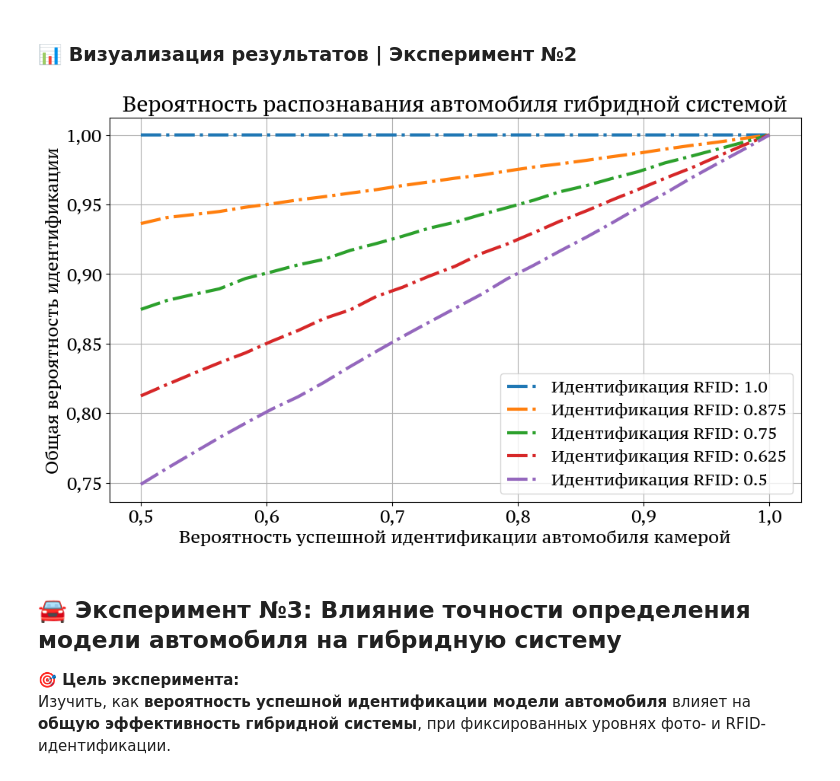
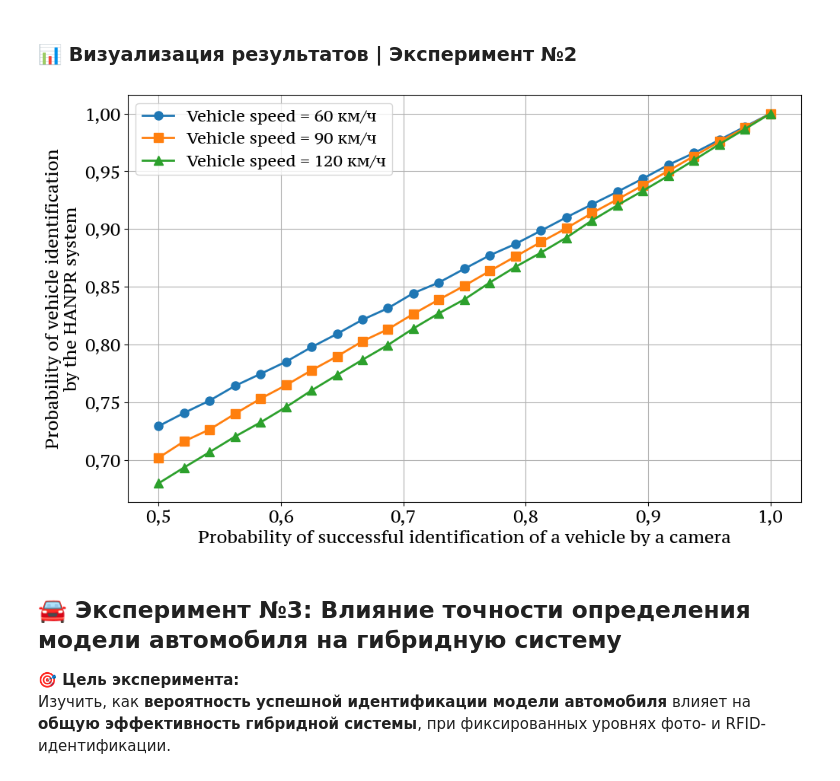
Before and after one commit to VilmenAbramian/simulation, a Jupyter notebook: pysim/experiments/notebooks/hybrid.ipynb, the cells around one changed output. Drawn from its saved outputs; the diff is of its cells as text; code cells hidden in the pictures.

Commit message:
Hybrid system graphs

```diff
--- a/pysim/experiments/notebooks/hybrid.ipynb
+++ b/pysim/experiments/notebooks/hybrid.ipynb
@@ -152,6 +152,8 @@ line_variable = "rfid_error"
 rfid_err_probs_list = np.linspace(
     Probs.MIN_ERROR_RFID_PROB, Probs.MAX_ERROR_RFID_PROB, Consts.NUM_LINES
 )
+rfid_err_probs_list = [0.08, 0.19, 0.28] # 60 км/ч, 90 км/ч, 120 км/ч
+# rfid_err_probs_list = [0.19]
 params_list: list[dict] = []
 for rfid_err in rfid_err_probs_list:
     params_dict["rfid_error"] = rfid_err
@@ -171,7 +173,7 @@ res_probs = get_experiments_results(
     result_param_name=result_param_name,
     use_json=True,
     save_results=False,
-    file_name="photo_probs_0.5.json"
+    file_name="speed_results.json"
 )
 # Моделирование на M3 Pro для 300000 номеров:
 #  5/5 [2:48:21<00:00, 1792.97s/кривая]
@@ -180,17 +182,19 @@ res_probs = get_experiments_results(
 # %%
 photo_probs = np.linspace(0.5, 1, 25) # Из-за инверсии вероятности ошибки в вероятность успеха
 plot_experiment_lines(
     x_values=photo_probs,
     y_lines=res_probs,
-    labels=[f"Идентификация RFID: {1 - rfid_err_probs_list[i]}" for i in range(Consts.NUM_LINES)],
-    xlabel="Вероятность успешной идентификации автомобиля камерой",
-    ylabel="Общая вероятность идентификации",
-    title=f"Вероятность распознавания автомобиля гибридной системой",
-    image_name="photo_probs",
-    save_fig=False
+    # labels=[f"Идентификация RFID: {1 - rfid_err_probs_list[i]}" for i in range(Consts.NUM_LINES)],
+    xlabel="Probability of successful identification of a vehicle by a camera",
+    labels=["Vehicle speed = 60 км/ч", "Vehicle speed = 90 км/ч", "Vehicle speed = 120 км/ч"],
+    ylabel="Probability of vehicle identification\nby the HANPR system",
+    title="",
+    # title=f"Вероятность распознавания автомобиля гибридной системой",
+    image_name="speed_probs",
+    save_fig=True
 )
 # %% [output]
-[figure, old version]
+[figure, new version]
 # %% [markdown]
 ## 🚘 Эксперимент №3: Влияние точности определения модели автомобиля на гибридную систему
 
```
Also changed, not shown: parts of 10 cells of this notebook, 16 other files.
